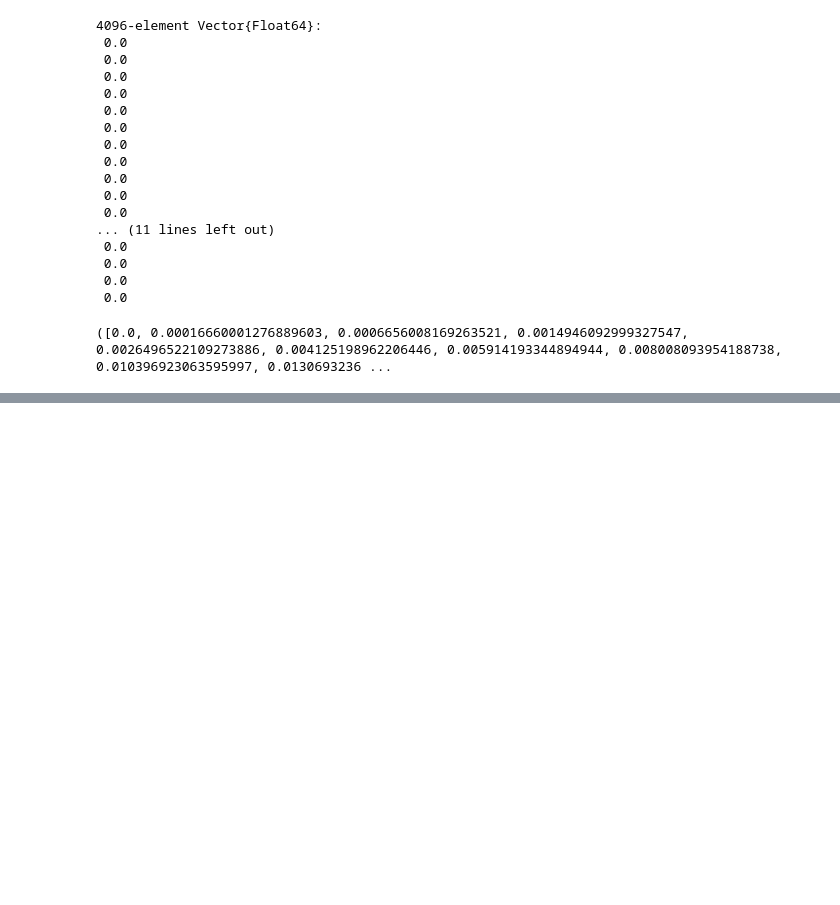
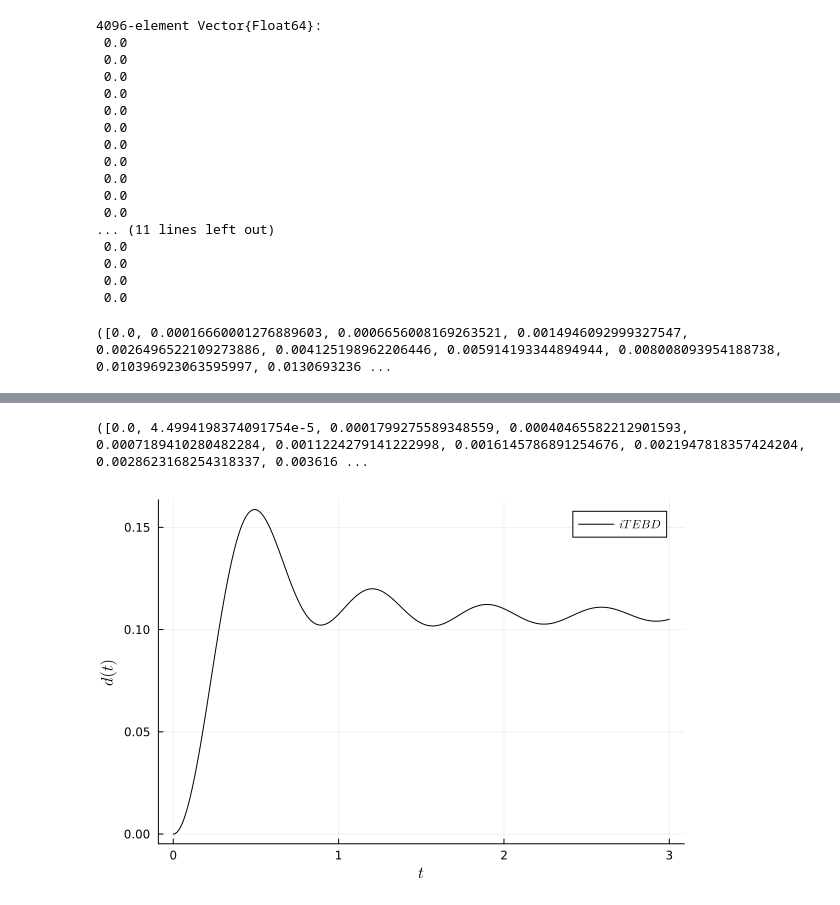
Before and after one commit to Joacop16/Tensor_Networks_with_Julia, a Jupyter notebook: 4 - Fermi-Hubbard Model (Spinful Systems).ipynb, the cells around one changed output, grey strips where cells are left out. Drawn from its saved outputs; the diff is of its cells as text; code cells hidden in the pictures; blank space fills up the shorter version.

```diff
--- a/4 - Fermi-Hubbard Model (Spinful Systems).ipynb
+++ b/4 - Fermi-Hubbard Model (Spinful Systems).ipynb
@@ -488,0 +515,10 @@ ylabel!(L"m_{s}(t)")
+# %%
+Initial_State = []
+for i=1:N
+
+    if i%2==0
+        append!(Initial_State, ["Up"])
+    else
+        append!(Initial_State, ["Dn"])
+    end
+end
@@ -488,0 +539,4 @@ ylabel!(L"m_{s}(t)")
+# %%
+H, sites = Create_H_MPO(t,U, N)
+Initial_MPS = MPS(sites, Initial_State)
+normalize!(Initial_MPS)
@@ -488,0 +555,10 @@ ylabel!(L"m_{s}(t)")
+# %%
+d_values_TN, ms_values_TN, times_TN = TEBD_Values(tf, Initial_MPS, t, U, 100, false, false)
+# %% [output]
+([0.0, 4.4994198374091754e-5, 0.0001799275589348559, 0.00040465582212901593, 0.0007189410280482284, 0.0011224279141222998, 0.0016145786891254676, 0.0021947818357424204, 0.0028623168254318337, 0.003616 ...
+# %%
+plot(times_TN, d_values_TN, label= L"iTEBD", color = "black")
+xlabel!(L"t")
+ylabel!(L"d(t)")
+# %% [output]
+[figure, added]
```
Also changed, not shown: parts of 15 cells of this notebook, 1 other file.
